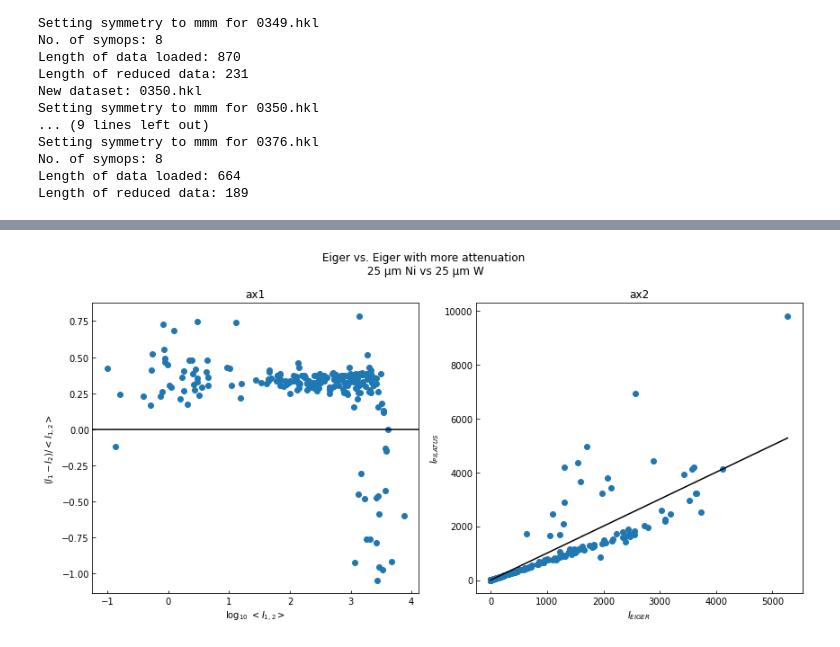
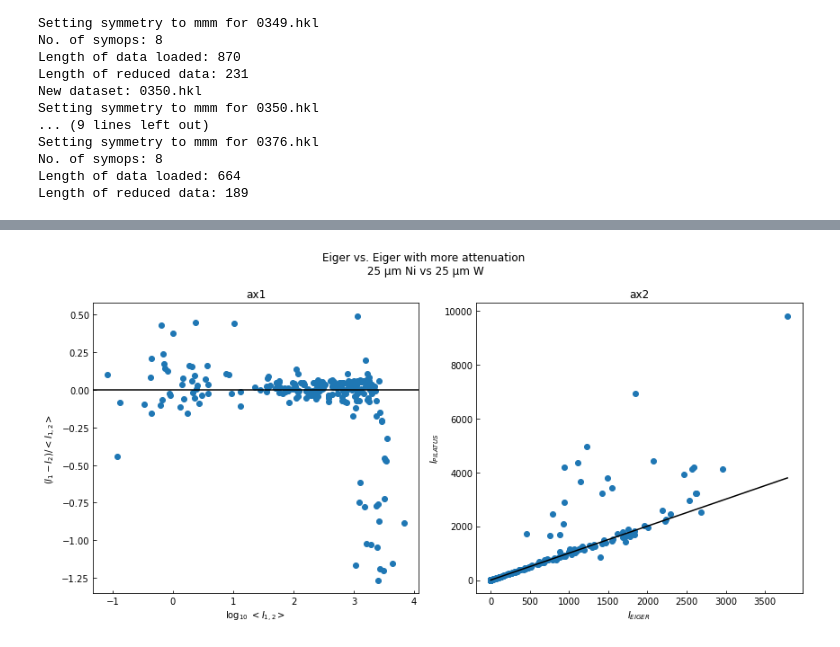
Before and after one commit to SinCrys/sincrys_eiger_pilatus, a Jupyter notebook: all_datasets.ipynb, the cells around one changed output, grey strips where cells are left out. Saved outputs shown, nothing was run; the diff lists cells and outputs as text; code cells hidden in the pictures.

```diff
--- a/all_datasets.ipynb
+++ b/all_datasets.ipynb
@@ -120,7 +120,12 @@ fig.tight_layout()
 data = eiger_ni25.data.merge(eiger_w25.data, how='inner', on=['hkl'], suffixes=('_eig','_pil'), indicator=True)
 # calculate the scalar between them as the sum(intensity1*intensity2)/sum(intensity1)
 # and scale intensity1 to intensity2
-scale = np.nansum(data['intensity_eig']*data['intensity_pil'])/np.nansum(np.square(data['intensity_eig']))
+
+
+scale = np.nansum(data['intensity_eig'][data['intensity_eig'] < 1000]*data['intensity_pil'][data['intensity_pil'] < 1000])/np.nansum(np.square(data['intensity_eig'][data['intensity_eig'] < 1000]))
+
+
+
 data['intensity_eig'] *= scale
 
 fig, (ax1, ax2) = plt.subplots(1,2,figsize=(12,6))
@@ -129,31 +134,33 @@ data_mean = (data['intensity_eig'] + data['intensity_pil'])/2
 x = np.log10(data_mean)
 
 y = (data['intensity_eig']-data['intensity_pil'])/data_mean
 ax1.axhline(y=0, c='k')
 ax1.scatter(x, y)
 
 ax1.tick_params(direction='in')
 
 ax1.set(xlabel=r'log$_{10}$ $<I_{1,2}>$',
         ylabel='($I_1 - I_2$)/$<I_{1,2}>$',
         title='ax1'
 
       )
 
 # plot a straight line to the maximal value
 ax2.plot([0, data['intensity_eig'].max()], [0, data['intensity_eig'].max()], c='k')
 
 ax2.scatter(data['intensity_eig'], data['intensity_pil'])
 ax2.tick_params(direction='in')
 
 ax2.set(xlabel='$I_{EIGER}$',
         ylabel='$I_{PILATUS}$',
         title='ax2'
        )
 
 
 
 fig.suptitle('Eiger vs. Eiger with more attenuation\n 25 µm Ni vs 25 µm W')
 fig.tight_layout()
+
+fig.savefig('EigerNi25_EigerW50.png')
 # %% [output]
-[figure, old version]
+[figure, new version]
```
Also changed, not shown: parts of 4 cells of this notebook, 2 other files.
